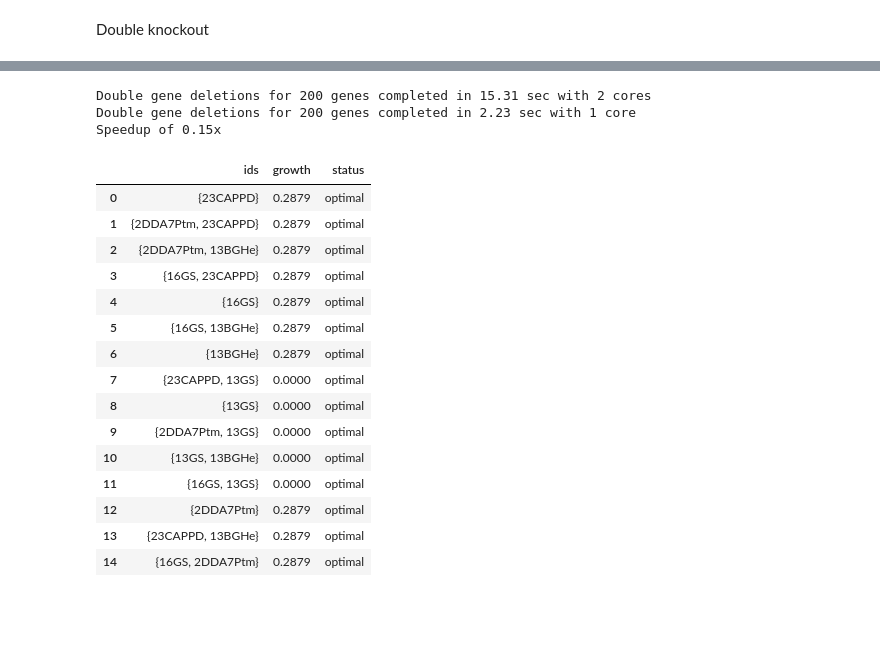
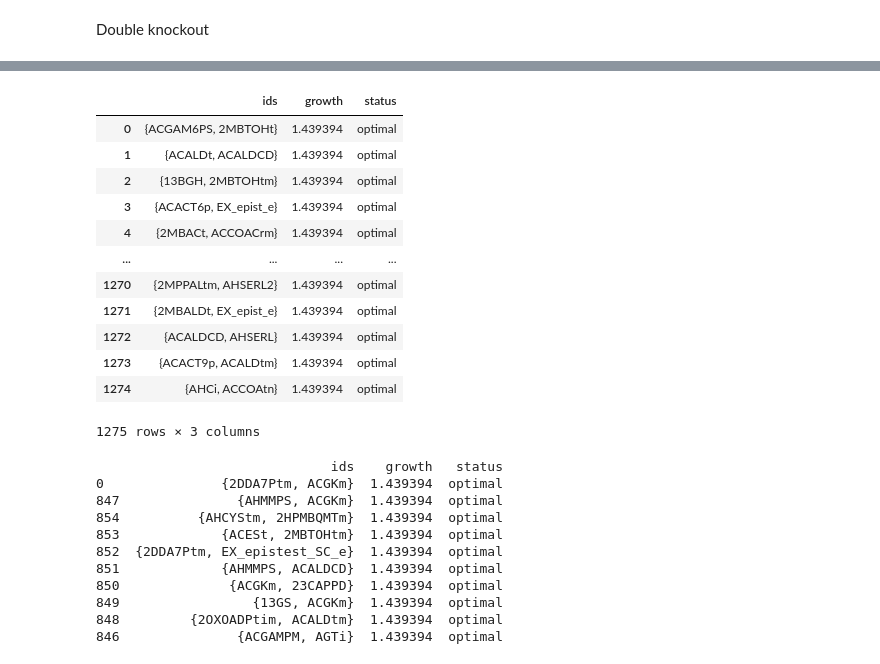
Before and after one commit to 27410/group-assignment-group-8, a Jupyter notebook: Analysis/06.3_Knockouts.ipynb, the cells around one changed output, grey strips where cells are left out. Cells and saved outputs as stored; diff of their text form; code cells hidden in the pictures; blank space fills up the shorter version.

```diff
--- a/Analysis/06.3_Knockouts.ipynb
+++ b/Analysis/06.3_Knockouts.ipynb
@@ -516,40 +471,35 @@ double_gene_deletion(
-# %%
-start = time()  # start timer()
-double_gene_deletion(
-    iMM904, iMM904.genes[:25], processes=2)
-t1 = time() - start
-print("Double gene deletions for 200 genes completed in "
-      "%.2f sec with 2 cores" % t1)
-
-start = time()  # start timer()
-double_gene_deletion(
-    iMM904, iMM904.genes[:25], processes=1)
-t2 = time() - start
-print("Double gene deletions for 200 genes completed in "
-      "%.2f sec with 1 core" % t2)
-
-print("Speedup of %.2fx" % (t2 / t1))
-# %% [output]
-Double gene deletions for 200 genes completed in 15.31 sec with 2 cores
-Double gene deletions for 200 genes completed in 2.23 sec with 1 core
-Speedup of 0.15x
-# %%
-double_reaction_deletion(
-    iMM904, iMM904.reactions[2:7]).round(4)
-# %% [output]
-|  | ids | growth | status |
-| 0 | {23CAPPD} | 0.2879 | optimal |
-| 1 | {2DDA7Ptm, 23CAPPD} | 0.2879 | optimal |
-| 2 | {2DDA7Ptm, 13BGHe} | 0.2879 | optimal |
-| 3 | {16GS, 23CAPPD} | 0.2879 | optimal |
-| 4 | {16GS} | 0.2879 | optimal |
-| 5 | {16GS, 13BGHe} | 0.2879 | optimal |
-| 6 | {13BGHe} | 0.2879 | optimal |
-| 7 | {23CAPPD, 13GS} | 0.0000 | optimal |
-| 8 | {13GS} | 0.0000 | optimal |
-| 9 | {2DDA7Ptm, 13GS} | 0.0000 | optimal |
-| 10 | {13GS, 13BGHe} | 0.0000 | optimal |
-| 11 | {16GS, 13GS} | 0.0000 | optimal |
-| 12 | {2DDA7Ptm} | 0.2879 | optimal |
-| 13 | {23CAPPD, 13BGHe} | 0.2879 | optimal |
-| 14 | {16GS, 2DDA7Ptm} | 0.2879 | optimal |
+# %%
+model_deletions.objective  = model_deletions.reactions.ALDH1
+double_reaction_deletion(model_deletions, model_deletions.reactions[:50])
+# %% [output]
+|  | ids | growth | status |
+| 0 | {ACGAM6PS, 2MBTOHt} | 1.439394 | optimal |
+| 1 | {ACALDt, ACALDCD} | 1.439394 | optimal |
+| 2 | {13BGH, 2MBTOHtm} | 1.439394 | optimal |
+| 3 | {ACACT6p, EX_epist_e} | 1.439394 | optimal |
+| 4 | {2MBACt, ACCOACrm} | 1.439394 | optimal |
+| ... | ... | ... | ... |
+| 1270 | {2MPPALtm, AHSERL2} | 1.439394 | optimal |
+| 1271 | {2MBALDt, EX_epist_e} | 1.439394 | optimal |
+| 1272 | {ACALDCD, AHSERL} | 1.439394 | optimal |
+| 1273 | {ACACT9p, ACALDtm} | 1.439394 | optimal |
+| 1274 | {AHCi, ACCOAtn} | 1.439394 | optimal |
+1275 rows × 3 columns
+# %%
+DDR=double_reaction_deletion(model_deletions, model_deletions.reactions[:50])
+
+DDR=DDR.sort_values(by='growth', ascending=False)
+
+print(DDR.head(10))
+# %% [output]
+                              ids    growth   status
+0               {2DDA7Ptm, ACGKm}  1.439394  optimal
+847               {AHMMPS, ACGKm}  1.439394  optimal
+854          {AHCYStm, 2HPMBQMTm}  1.439394  optimal
+853             {ACESt, 2MBTOHtm}  1.439394  optimal
+852  {2DDA7Ptm, EX_epistest_SC_e}  1.439394  optimal
+851             {AHMMPS, ACALDCD}  1.439394  optimal
+850              {ACGKm, 23CAPPD}  1.439394  optimal
+849                 {13GS, ACGKm}  1.439394  optimal
+848         {2OXOADPtim, ACALDtm}  1.439394  optimal
+846               {ACGAMPM, AGTi}  1.439394  optimal
```
Also changed, not shown: parts of 28 cells of this notebook.
